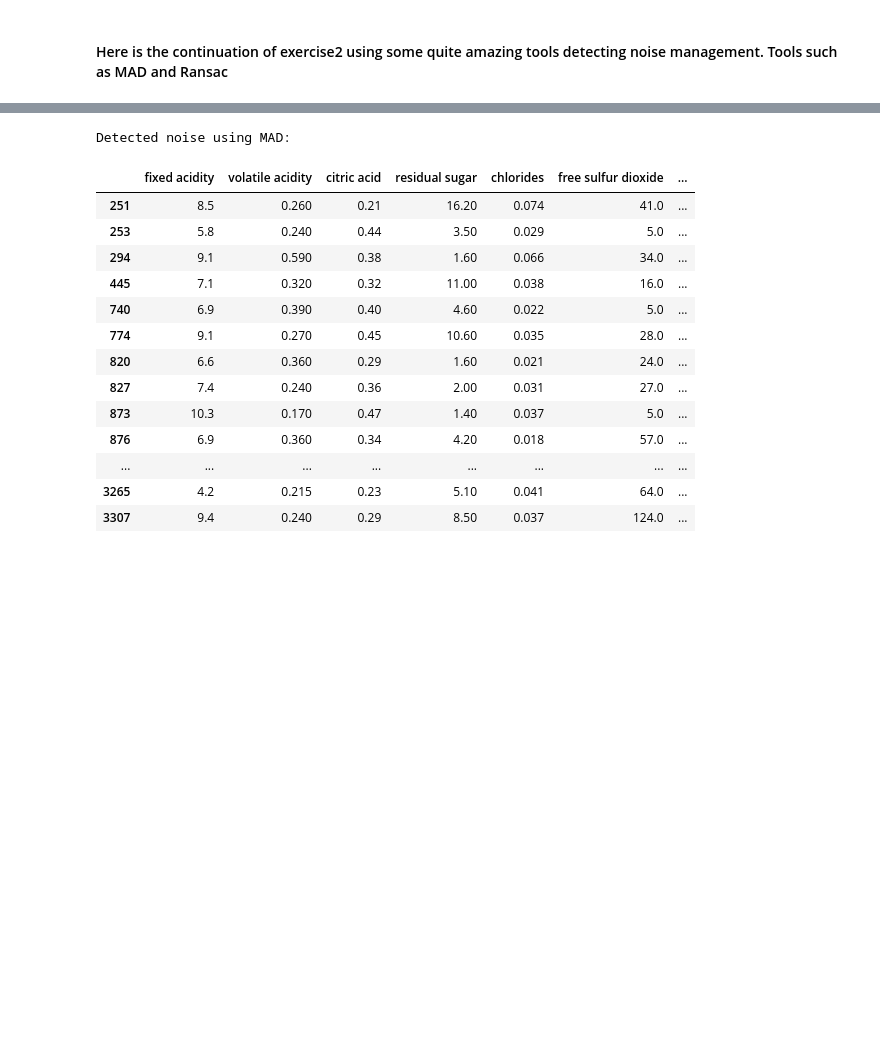
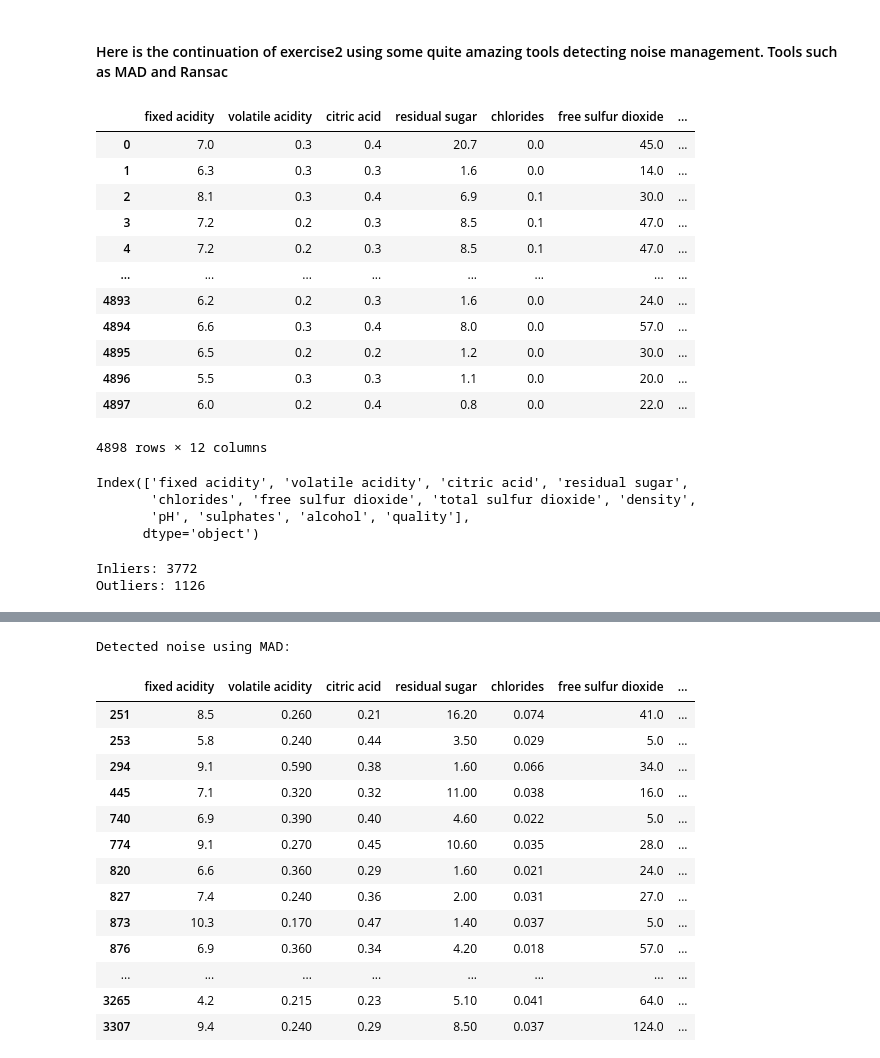
Before and after one commit to adewunmi2/AdvancedDataAnalytics2024AutumnNew, a Jupyter notebook: ExerciseProject2/Exercise2_regression_noise.ipynb, the cells around one changed output, grey strips where cells are left out. Drawn from its saved outputs; the diff is of its cells as text; code cells hidden in the pictures; blank space fills up the shorter version.

```diff
--- a/ExerciseProject2/Exercise2_regression_noise.ipynb
+++ b/ExerciseProject2/Exercise2_regression_noise.ipynb
@@ -1,3 +1,71 @@
 # %% [markdown]
 <h4>Here is the continuation of exercise2 using some quite amazing tools detecting noise management. Tools such as MAD and Ransac
 </h4>
+# %%
+import pandas as pd
+from sklearn.linear_model import RANSACRegressor
+from sklearn.metrics import mean_squared_error
+import seaborn as sns
+import numpy as np
+import matplotlib.pyplot as plt
+
+
+pd.set_option('display.float_format', '{:.1f}'.format)
+
+# load the data and remove the usual unusable columns in this data
+df = pd.read_csv("white_wine_cleaned.csv")
+df
+# %% [output]
+|  | fixed acidity | volatile acidity | citric acid | residual sugar | chlorides | free sulfur dioxide | ... |
+| 0 | 7.0 | 0.3 | 0.4 | 20.7 | 0.0 | 45.0 | ... |
+| 1 | 6.3 | 0.3 | 0.3 | 1.6 | 0.0 | 14.0 | ... |
+| 2 | 8.1 | 0.3 | 0.4 | 6.9 | 0.1 | 30.0 | ... |
+| 3 | 7.2 | 0.2 | 0.3 | 8.5 | 0.1 | 47.0 | ... |
+| 4 | 7.2 | 0.2 | 0.3 | 8.5 | 0.1 | 47.0 | ... |
+| ... | ... | ... | ... | ... | ... | ... | ... |
+| 4893 | 6.2 | 0.2 | 0.3 | 1.6 | 0.0 | 24.0 | ... |
+| 4894 | 6.6 | 0.3 | 0.4 | 8.0 | 0.0 | 57.0 | ... |
+| 4895 | 6.5 | 0.2 | 0.2 | 1.2 | 0.0 | 30.0 | ... |
+| 4896 | 5.5 | 0.3 | 0.3 | 1.1 | 0.0 | 20.0 | ... |
+| 4897 | 6.0 | 0.2 | 0.4 | 0.8 | 0.0 | 22.0 | ... |
+4898 rows × 12 columns
+# %%
+df.columns
+# %% [output]
+Index(['fixed acidity', 'volatile acidity', 'citric acid', 'residual sugar',
+       'chlorides', 'free sulfur dioxide', 'total sulfur dioxide', 'density',
+       'pH', 'sulphates', 'alcohol', 'quality'],
+      dtype='object')
+# %%
+# since RANSAC is a regression algorithm, X/y -split
+# X contains all features (variables) except the target variable 'quality'
+# while y is the target variable 'quality' to be predicted.
+X = df.drop("quality", axis=1)
+y = df['quality']
+
+# I initalize RANSAC regerssor to fit into the data
+# the RANSACRegressor algorithm fits model iteratively,
+# Essentially minimizing the influence of outliers by using only a subset of inliers.
+# RANSAC needs a threshold in order to process data
+# as it determines the maximum residual (difference between the predicted and actual value)
+# for a point that is importantly to be considered an inlier.
+# I choose the value 1.5 for the residual_threshold
+# it is because its commonly used multiplier
+# when defining thresholds based on the standard deviation as well as IGR
+ransac = RANSACRegressor(residual_threshold=np.std(y) * 1.5)
+ransac.fit(X, y)
+
+# then splitting the result into
+# inliers and outliers
+# inliers is the good data, according to the distribution
+# outliers are far away from the main distribution
+# Therefore, meaning get everything from DataFrame EXCEPT the inliers
+inlier_mask = ransac.inlier_mask_
+outliers = df[~inlier_mask]
+inliers = df[inlier_mask]
+
+print(f"Inliers: {len(inliers)}")
+print(f"Outliers: {len(outliers)}")
+# %% [output]
+Inliers: 3772
+Outliers: 1126
```
Also changed, not shown: parts of 8 cells of this notebook, 1 other file.
